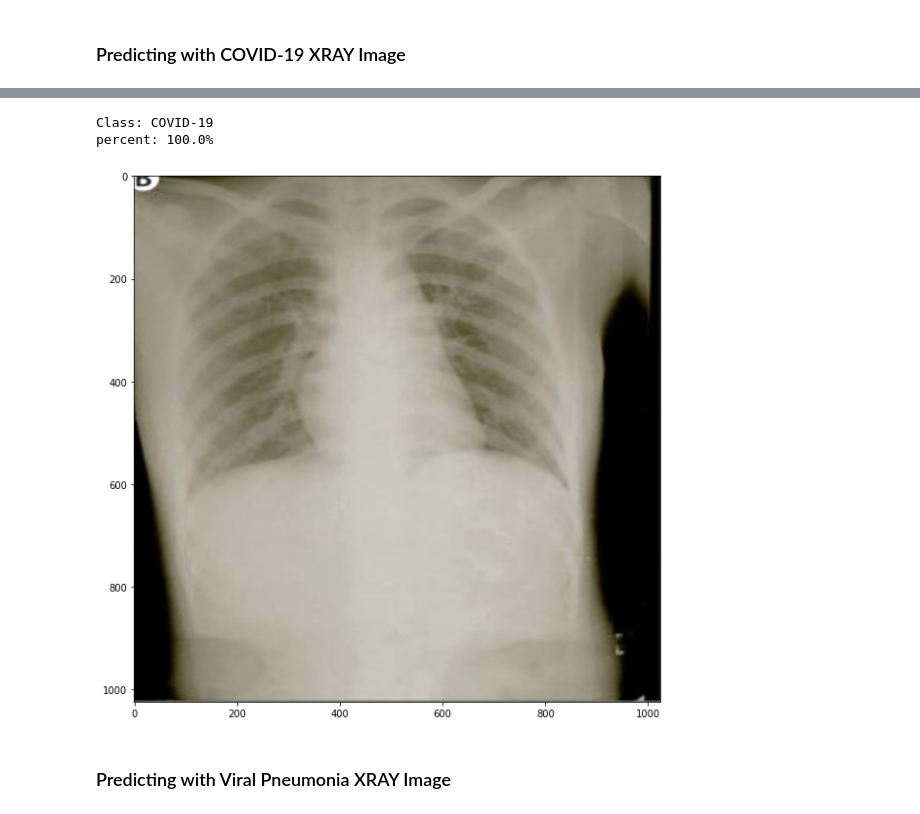
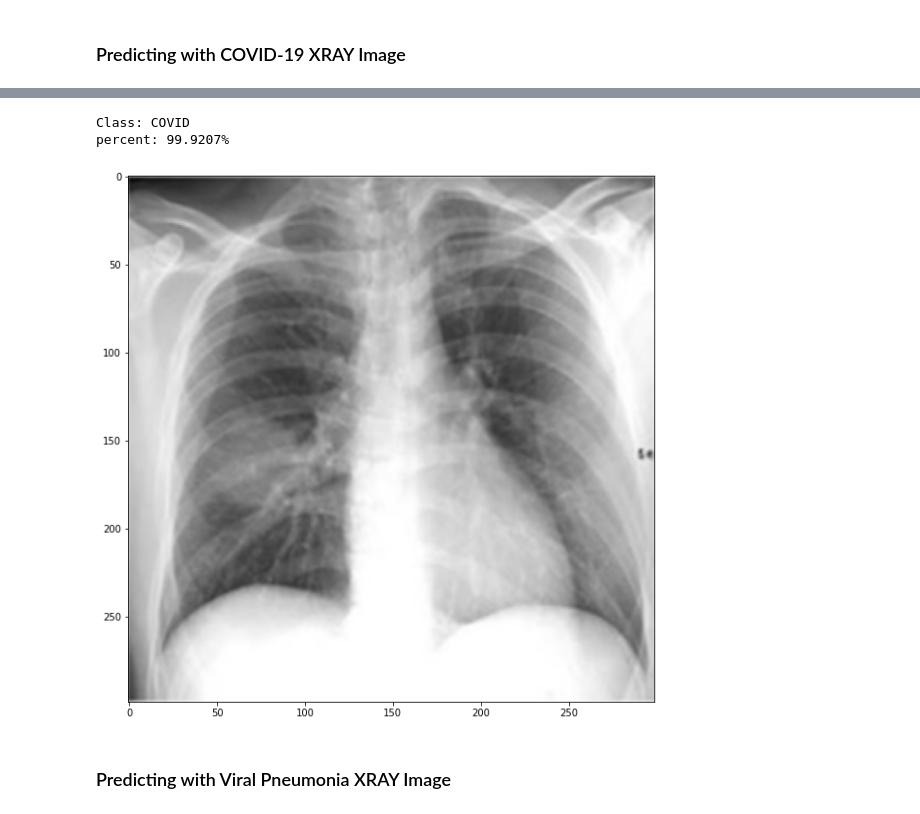
Before and after one commit to namanmeena/covid19-classification-using-xray, a Jupyter notebook: Covid19_Classification_Using_XRay.ipynb, the cells around one changed output, grey strips where cells are left out. Saved outputs shown, nothing was run; the diff lists cells and outputs as text; code cells hidden in the pictures.

Commit message:
Updated notebook as the dataset got updated with more images and additional disease 'Lung_Opacity'

```diff
--- a/Covid19_Classification_Using_XRay.ipynb
+++ b/Covid19_Classification_Using_XRay.ipynb
@@ -92,6 +96,6 @@ Viral Pneumonia:  1346
 # %%
 BASE_PATH = "kaggle_datasets/covid19-xray"
-PROJECT_PATH = f"{BASE_PATH}/COVID-19 Radiography Database"
+PROJECT_PATH = f"{BASE_PATH}/{dataset_name}"
 # %% [markdown]
 ## Let's Start
 # %%
@@ -301,3 +292,0 @@ We will now try to reduce the learning rate and see how it progresses.
-# %%
-learn.load("stage-2")
-learn.unfreeze()
@@ -320,2 +292,0 @@ slice(1e-06, 0.0005408328826392645, None)
-# %%
-learn.fit_one_cycle(3, max_lr=lr, wd=1e-5,callbacks=learner_callbacks)
@@ -363,7 +320,7 @@ total 2.8G
 # %% [markdown]
 ### Loading best model to predict
 # %%
-learn.load("stage-2")
+learn.load("stage-2_1")
 print("loaded")
 # %% [output]
 loaded
@@ -434,10 +391,10 @@ total 103132
 # %%
-image_path = f"{PROJECT_PATH}/COVID-19/COVID-19 (103).png"
+image_path = f"{PROJECT_PATH}/COVID/COVID-1002.png"
 predict_from_img(image_path)
 # %% [output]
-Class: COVID-19
-percent: 100.0%
+Class: COVID
+percent: 99.9207%
-[figure, old version]
+[figure, new version]
 # %% [markdown]
 ### Predicting with Viral Pneumonia XRAY Image
 # %%
```
Also changed, not shown: parts of 34 cells of this notebook.
